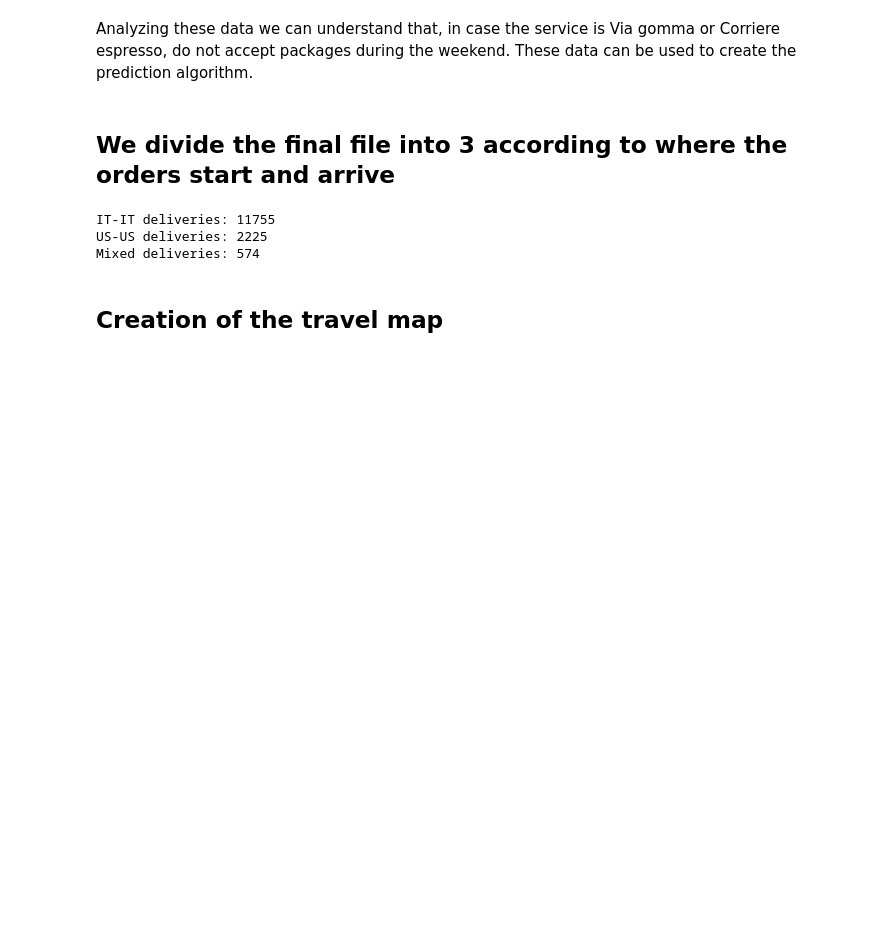
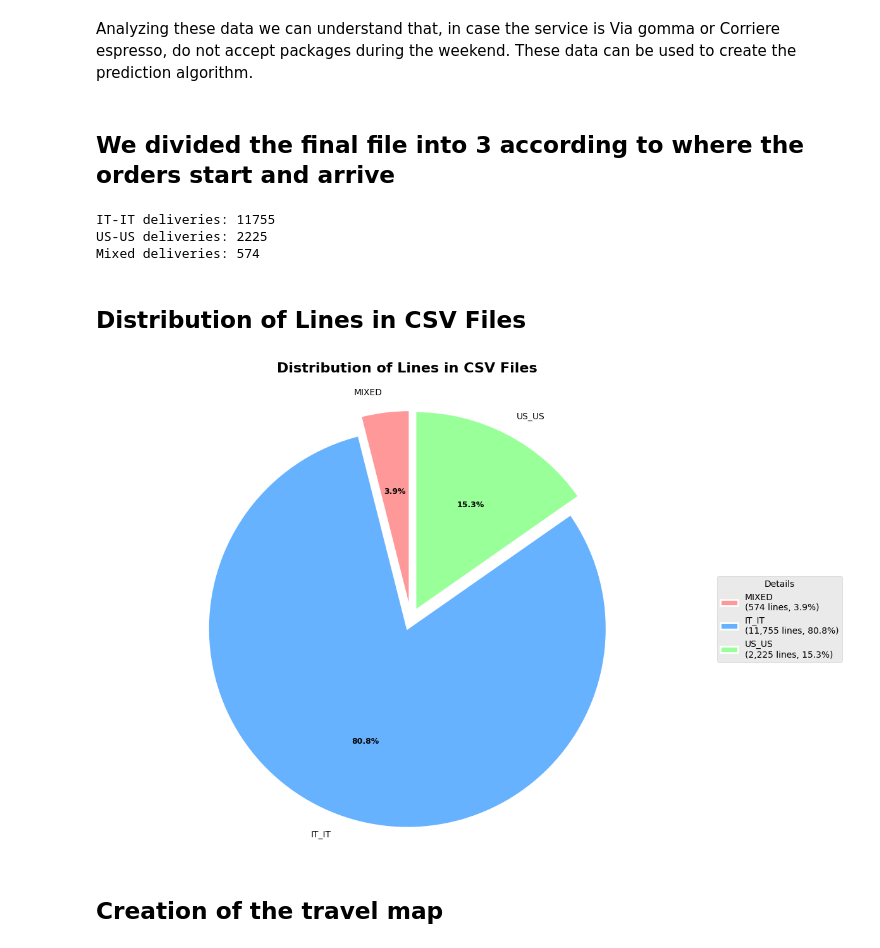
Before and after one commit to vittoriofino/vittoriofino.github.io, a Jupyter notebook: tesisquare_progetto/Tesisquare_analysis.ipynb, the cells around one changed output. Drawn from its saved outputs; the diff is of its cells as text; code cells hidden in the pictures; blank space fills up the shorter version.

```diff
--- a/tesisquare_progetto/Tesisquare_analysis.ipynb
+++ b/tesisquare_progetto/Tesisquare_analysis.ipynb
@@ -1089,7 +1089,7 @@ plt.show()
 # %% [markdown]
 Analyzing these data we can understand that, in case the service is Via gomma or Corriere espresso, do not accept packages during the weekend. These data can be used to create the prediction algorithm.
 # %% [markdown]
-## We divide the final file into 3 according to where the orders start and arrive
+## We divided the final file into 3 according to where the orders start and arrive
 # %%
 def split_csv(input_file):
     # Read the CSV file
@@ -1121,6 +1121,76 @@ split_csv('final_delivery_data.csv')
 IT-IT deliveries: 11755
 US-US deliveries: 2225
 Mixed deliveries: 574
+# %% [markdown]
+## Distribution of Lines in CSV Files
+# %%
+# Set the graphic style
+plt.style.use('ggplot')
+
+# Define pastel colors
+colors = ['#FF9999', '#66B2FF', '#99FF99']
+
+# Files to analyze
+files = [
+    'final_delivery_data_mixed.csv',
+    'final_delivery_data_it_it.csv',
+    'final_delivery_data_us_us.csv'
+]
+
+# Dictionary for line counting
+line_counts = {}
+
+for file in files:
+    try:
+        df = pd.read_csv(file)
+        line_counts[file] = len(df)
+    except FileNotFoundError:
+        print(f"File not found: {file}")
+        continue
+
+# Calculate total lines
+total_lines = sum(line_counts.values())
+
+# Create readable labels
+labels = [file.replace('final_delivery_data_', '').replace('.csv', '').upper() for file in files]
+
+# Set font
+plt.rcParams['font.family'] = 'sans-serif'
+
+# Create the chart
+fig, ax = plt.subplots(figsize=(12, 8), facecolor='white')
+wedges, texts, autotexts = ax.pie(
+    line_counts.values(),
+    labels=labels,
+    autopct=lambda pct: f'{pct:.1f}%',
+    startangle=90,
+    colors=colors,
+    explode=[0.05] * len(files),
+    wedgeprops={'edgecolor': 'white', 'linewidth': 2}
+)
+
+# Customize text
+plt.setp(autotexts, size=9, weight="bold", color="black")
+plt.setp(texts, size=10)
+
+# Add title
+ax.set_title('Distribution of Lines in CSV Files',
+          pad=20,
+          fontsize=16,
+          fontweight='bold')
+
+# Add legend
+ax.legend([f'{label}\n({count:,} lines, {(count/total_lines*100):.1f}%)'
+           for label, count in zip(labels, line_counts.values())],
+          title="Details",
+          loc="center left",
+          bbox_to_anchor=(1, 0, 0.5, 1))
+
+plt.axis('equal')
+plt.tight_layout()
+plt.show()
+# %% [output]
+[figure, added]
 # %% [markdown]
 ## Creation of the travel map
 # %%
```
Also changed, not shown: parts of 3 cells of this notebook, 4 other files.
